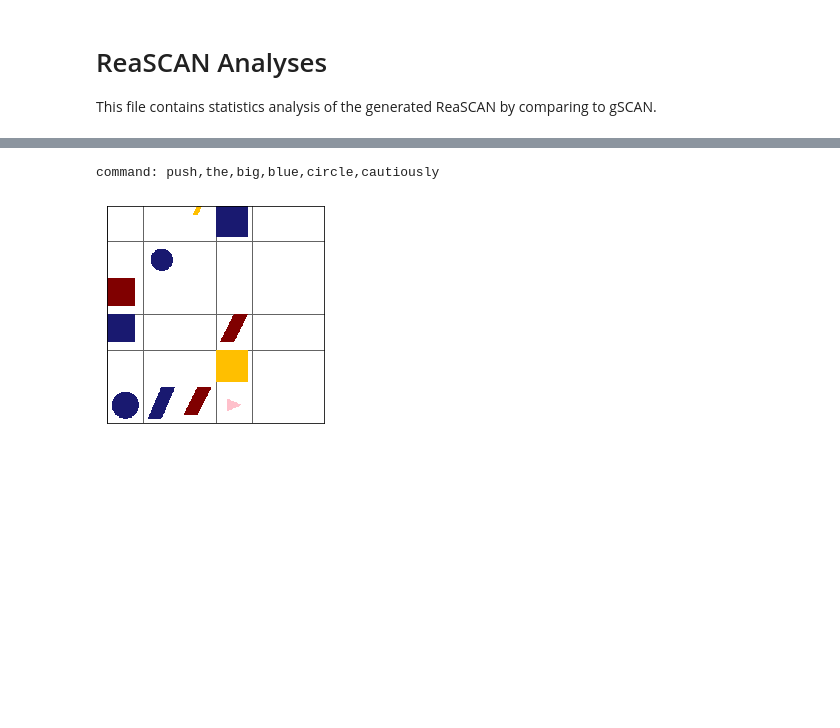
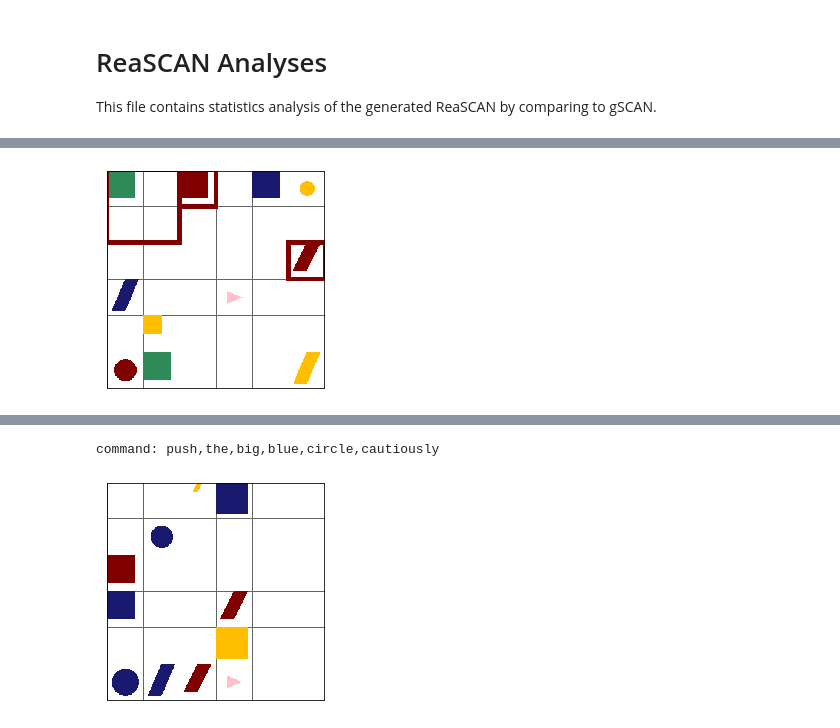
Before and after one commit to frankaging/Reason-SCAN, a Jupyter notebook: code/dataset/ReaSCAN-analysis.ipynb, the cells around one changed output, grey strips where cells are left out. Saved outputs shown, nothing was run; the diff lists cells and outputs as text; code cells hidden in the pictures; blank space fills up the shorter version.

```diff
--- a/code/dataset/ReaSCAN-analysis.ipynb
+++ b/code/dataset/ReaSCAN-analysis.ipynb
@@ -233,0 +234,10 @@ example
+# %%
+# Loading in another way.
+situation = Situation.from_representation(example["situation"])
+world = World(grid_size=6, colors=vocabulary.get_semantic_colors(),
+              object_vocabulary=object_vocabulary,
+              shapes=vocabulary.get_semantic_shapes(),
+              save_directory="./tmp/")
+objects = []
+for positioned_object in situation.placed_objects:
+    objects.append((positioned_object.object, positioned_object.position))
@@ -233,0 +249,4 @@ example
+# %%
+_ = world.render_simple()
+# %% [output]
+[figure, added]
```
Also changed, not shown: parts of 21 cells of this notebook, 7 other files.
